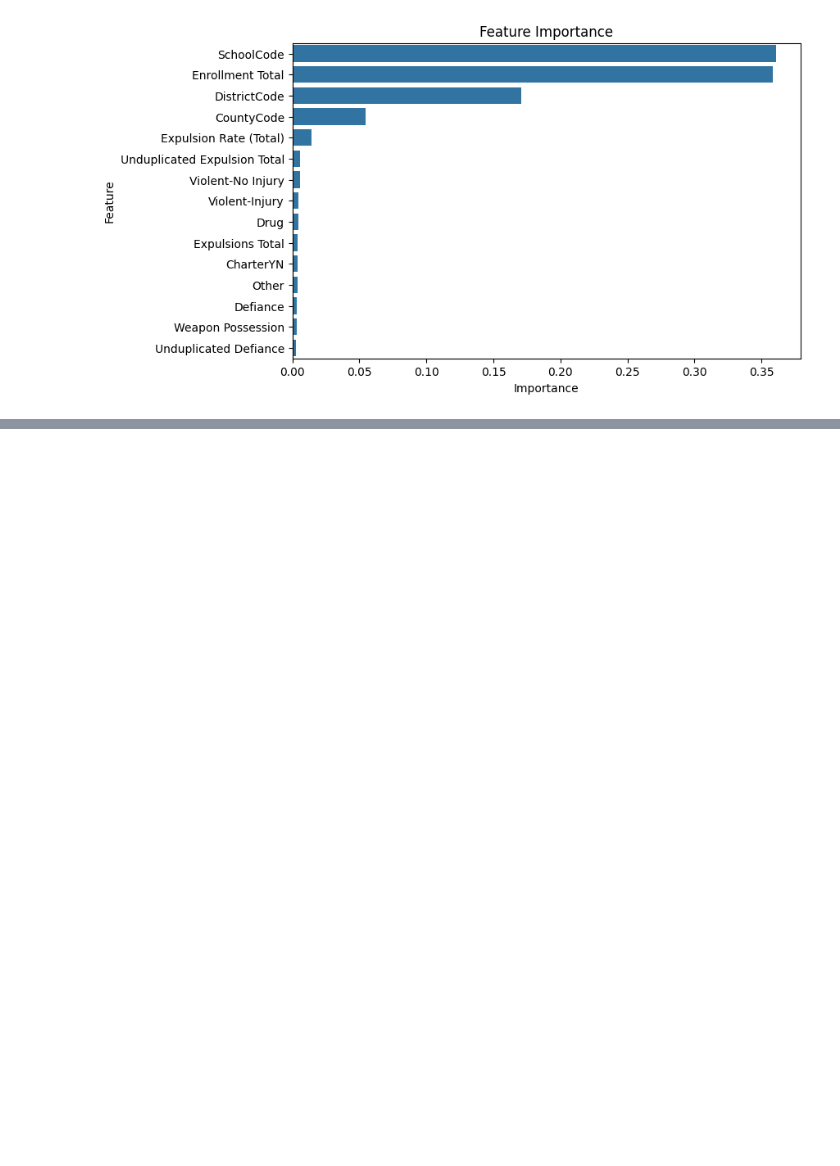
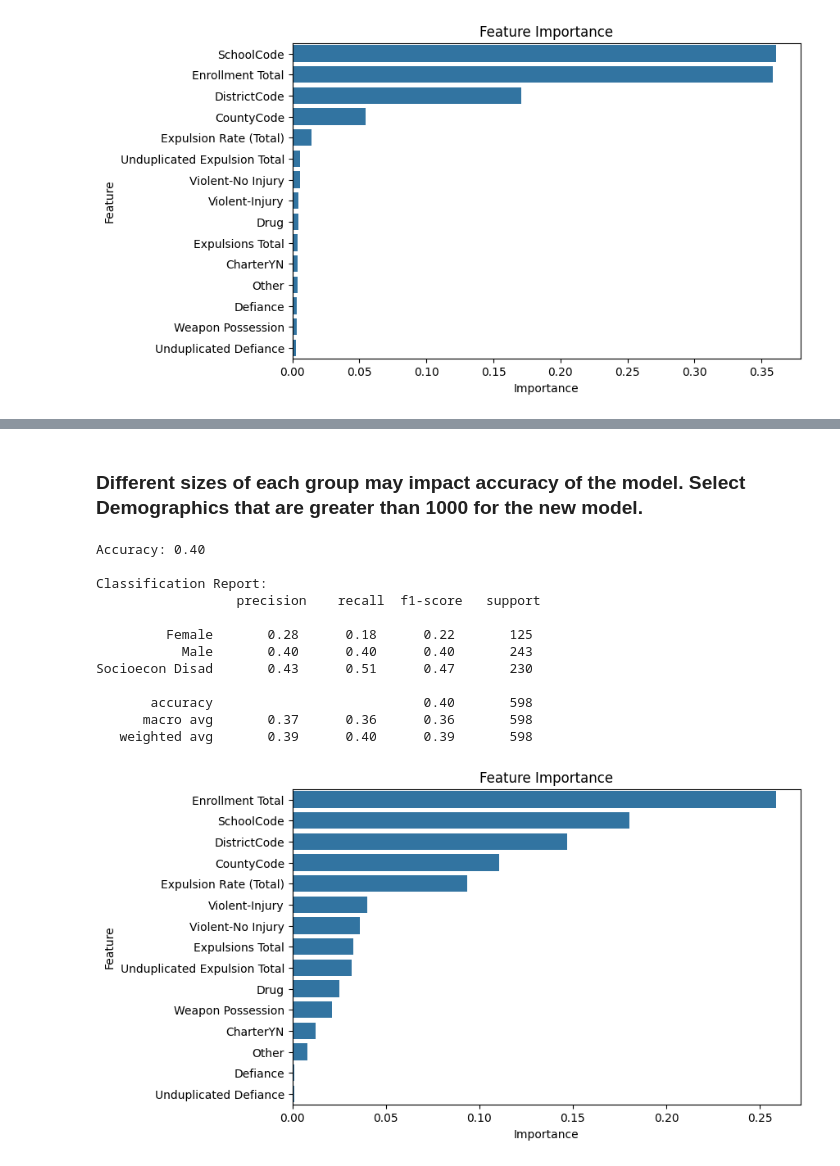
Before and after one commit to EmilioD19/student-success, a Jupyter notebook: Student Success Classification.ipynb, the cells around one changed output, grey strips where cells are left out. Cells and saved outputs as stored; diff of their text form; code cells hidden in the pictures; blank space fills up the shorter version.

```diff
--- a/Student Success Classification.ipynb
+++ b/Student Success Classification.ipynb
@@ -365,0 +538,51 @@ English Learners       0.12      0.11      0.12      2011
+# %% [markdown]
+### Different sizes of each group may impact accuracy of the model. Select Demographics that are greater than 1000 for the new model.
+# %%
+dem = ["Socioecon Disad", "Male", "Female"]
+df_expelled_dem = df_expelled[df_expelled["Demographic"].isin(dem)]
+# %%
+y = df_expelled_dem["Demographic"] # target
+X = df_expelled_dem.drop(["CountyName", "DistrictName", "SchoolName", "Demographic"], axis= 1) # features
+
+X_train, X_test, y_train, y_test = train_test_split(X, y, test_size=0.2, random_state=42) # Train and Split
+
+# Initialize model
+rf_classifier = RandomForestClassifier(n_estimators=100, random_state=42)
+
+# Train the model
+rf_classifier.fit(X_train, y_train)
+
+# Make predictions
+y_pred = rf_classifier.predict(X_test)
+
+# Evaluate the model
+accuracy = accuracy_score(y_test, y_pred)
+print(f"Accuracy: {accuracy:.2f}")
+print("\nClassification Report:\n", classification_report(y_test, y_pred))
+
+# Get feature importances
+feature_importance = rf_classifier.feature_importances_
+
+# Convert to a DataFrame for visualization
+importance_df = pd.DataFrame({"Feature": X.columns, "Importance": feature_importance})
+importance_df = importance_df.sort_values(by="Importance", ascending=False)
+
+# Plot feature importance
+plt.figure(figsize=(8,5))
+sns.barplot(x=importance_df["Importance"], y=importance_df["Feature"])
+plt.title("Feature Importance")
+plt.show()
+# %% [output]
+Accuracy: 0.40
+
+Classification Report:
+                  precision    recall  f1-score   support
+
+         Female       0.28      0.18      0.22       125
+           Male       0.40      0.40      0.40       243
+Socioecon Disad       0.43      0.51      0.47       230
+
+       accuracy                           0.40       598
+      macro avg       0.37      0.36      0.36       598
+   weighted avg       0.39      0.40      0.39       598
+[figure, added]
```
Also changed, not shown: parts of 11 cells of this notebook.
